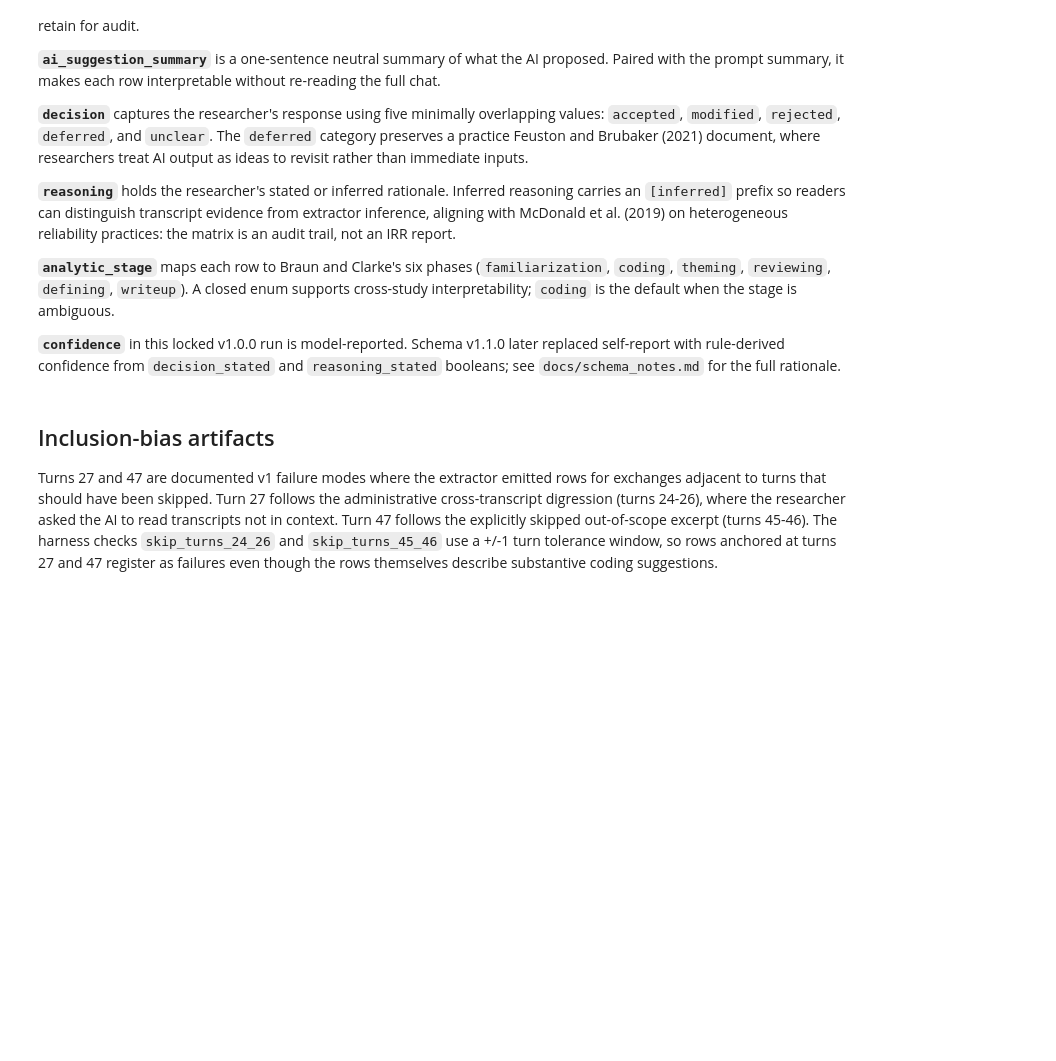
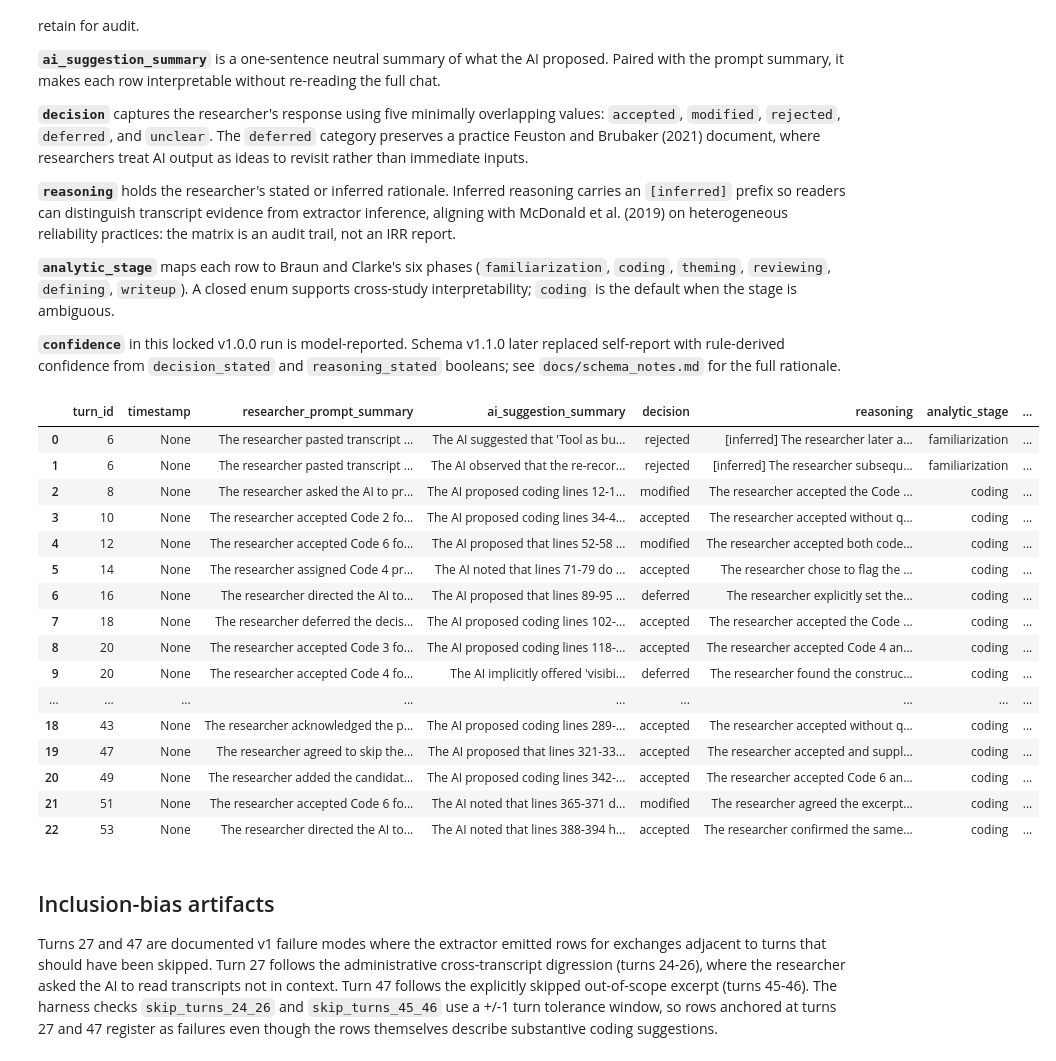
Before and after one commit to jaredren/tracequal, a Jupyter notebook: notebooks/mp2_notebook.ipynb, the cells around one changed output. Drawn from its saved outputs; the diff is of its cells as text; code cells hidden in the pictures; blank space fills up the shorter version.

```diff
--- a/notebooks/mp2_notebook.ipynb
+++ b/notebooks/mp2_notebook.ipynb
@@ -58,24 +74,27 @@ print(df["confidence"].value_counts().to_string())
 # %%
 pd.set_option("display.max_columns", None)
 pd.set_option("display.max_colwidth", 80)
 pd.set_option("display.width", None)
 
-DECISION_COLORS = {
-    "accepted": "#c6efce",
-    "modified": "#ffeb9c",
-    "rejected": "#ffc7ce",
-    "deferred": "#bdd7ee",
-    "unclear": "#e0e0e0",
-}
-
-
-def _color_decision(value: str) -> str:
-    color = DECISION_COLORS.get(value, "")
-    return f"background-color: {color}" if color else ""
-
-
-styled = df.style.map(_color_decision, subset=["decision"])
-styled
+df
+# %% [output]
+|  | turn_id | timestamp | researcher_prompt_summary | ai_suggestion_summary | decision | reasoning | analytic_stage | ... |
+| 0 | 6 | None | The researcher pasted transcript ... | The AI suggested that 'Tool as bu... | rejected | [inferred] The researcher later a... | familiarization | ... |
+| 1 | 6 | None | The researcher pasted transcript ... | The AI observed that the re-recor... | rejected | [inferred] The researcher subsequ... | familiarization | ... |
+| 2 | 8 | None | The researcher asked the AI to pr... | The AI proposed coding lines 12-1... | modified | The researcher accepted the Code ... | coding | ... |
+| 3 | 10 | None | The researcher accepted Code 2 fo... | The AI proposed coding lines 34-4... | accepted | The researcher accepted without q... | coding | ... |
+| 4 | 12 | None | The researcher accepted Code 6 fo... | The AI proposed that lines 52-58 ... | modified | The researcher accepted both code... | coding | ... |
+| 5 | 14 | None | The researcher assigned Code 4 pr... | The AI noted that lines 71-79 do ... | accepted | The researcher chose to flag the ... | coding | ... |
+| 6 | 16 | None | The researcher directed the AI to... | The AI proposed that lines 89-95 ... | deferred | The researcher explicitly set the... | coding | ... |
+| 7 | 18 | None | The researcher deferred the decis... | The AI proposed coding lines 102-... | accepted | The researcher accepted the Code ... | coding | ... |
+| 8 | 20 | None | The researcher accepted Code 3 fo... | The AI proposed coding lines 118-... | accepted | The researcher accepted Code 4 an... | coding | ... |
+| 9 | 20 | None | The researcher accepted Code 4 fo... | The AI implicitly offered 'visibi... | deferred | The researcher found the construc... | coding | ... |
+| ... | ... | ... | ... | ... | ... | ... | ... | ... |
+| 18 | 43 | None | The researcher acknowledged the p... | The AI proposed coding lines 289-... | accepted | The researcher accepted without q... | coding | ... |
+| 19 | 47 | None | The researcher agreed to skip the... | The AI proposed that lines 321-33... | accepted | The researcher accepted and suppl... | coding | ... |
+| 20 | 49 | None | The researcher added the candidat... | The AI proposed coding lines 342-... | accepted | The researcher accepted Code 6 an... | coding | ... |
+| 21 | 51 | None | The researcher accepted Code 6 fo... | The AI noted that lines 365-371 d... | modified | The researcher agreed the excerpt... | coding | ... |
+| 22 | 53 | None | The researcher directed the AI to... | The AI noted that lines 388-394 h... | accepted | The researcher confirmed the same... | coding | ... |
 # %% [markdown]
 ## Inclusion-bias artifacts
 
```
Also changed, not shown: parts of 2 cells of this notebook, 4 other files.
